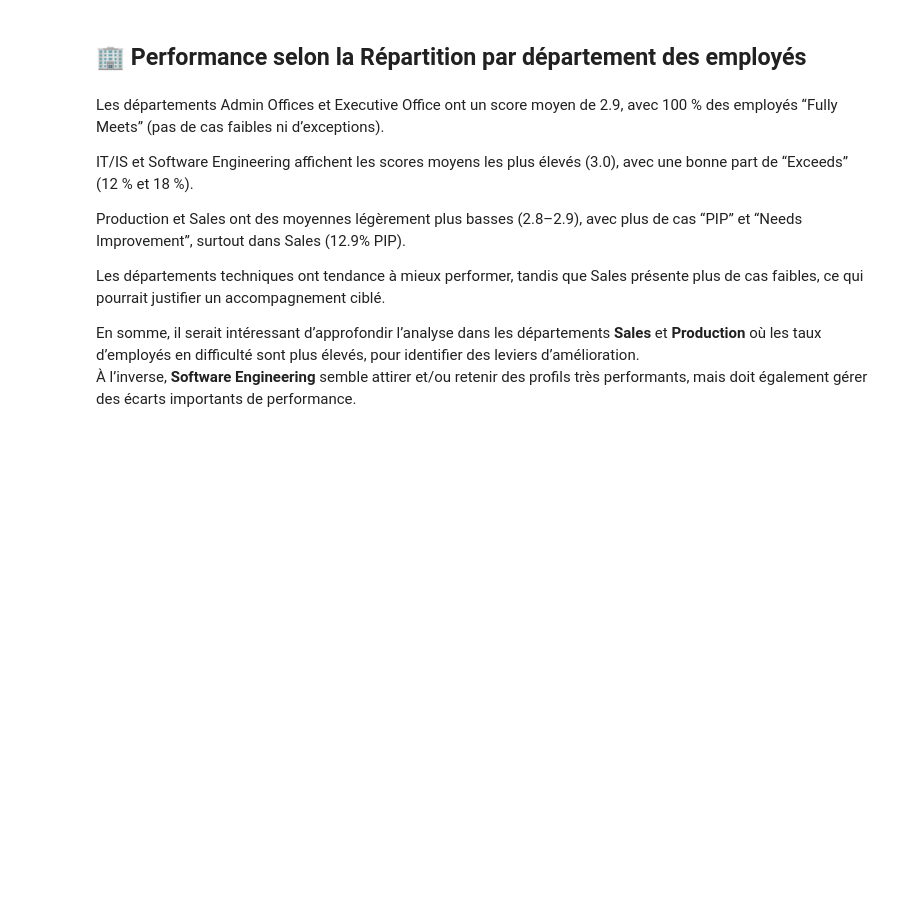
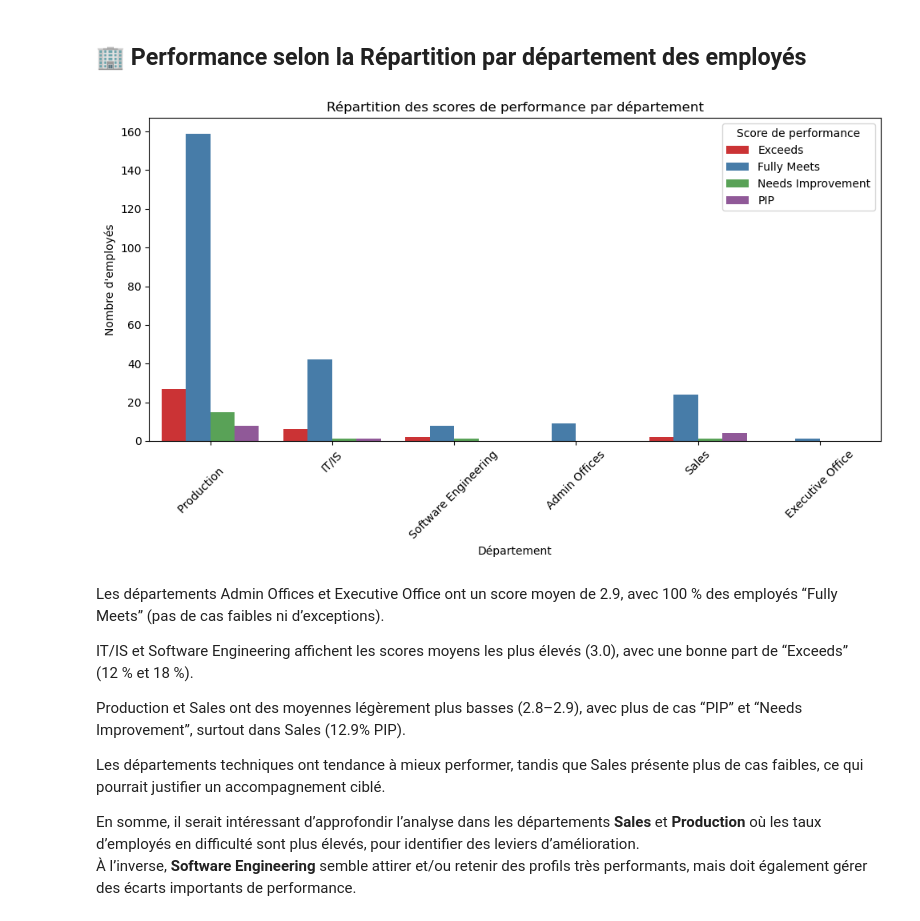
Before and after one commit to GeraudTozo/DATA-ANALYST-PROJECT, a Jupyter notebook: P2/notebook_projet_2.ipynb, the cells around one changed output. Drawn from its saved outputs; the diff is of its cells as text; code cells hidden in the pictures; blank space fills up the shorter version.

```diff
--- a/P2/notebook_projet_2.ipynb
+++ b/P2/notebook_projet_2.ipynb
@@ -294,31 +317,18 @@ Il pourrait être intéressant d’approfondir avec une analyse croisée par dé
 # %% [markdown]
 ## 🏢 Performance selon la Répartition par département des employés
 # %%
-# Analyse pour la variable Department
-
-# 1. Moyenne des scores de performance par département
-dept_perf = HR.groupby('Department')['PerfScoreID'].mean().round(2).reset_index()
-
-plt.figure(figsize=(10, 5))
-sns.barplot(data=dept_perf, x='Department', y='PerfScoreID', palette='coolwarm')
-plt.title("Score moyen de performance par département")
-plt.ylabel("Score moyen (1=PIP, 4=Exceeds)")
-plt.xlabel("Département")
-plt.xticks(rotation=45)
-plt.ylim(0, 4.5)
-plt.tight_layout()
-plt.show()
-
-# 2. Répartition détaillée des scores par département
+# Répartition détaillée des scores par département
 plt.figure(figsize=(10, 6))
-sns.countplot(data=HR, x='Department', hue='PerformanceScore', palette='Set2')
+sns.countplot(data=HR, x='Department', hue='PerformanceScore', palette='Set1')
 plt.title("Répartition des scores de performance par département")
 plt.xlabel("Département")
 plt.ylabel("Nombre d'employés")
 plt.xticks(rotation=45)
 plt.legend(title="Score de performance")
 plt.tight_layout()
 plt.show()
+# %% [output]
+[figure, added]
 # %% [markdown]
 Les départements Admin Offices et Executive Office ont un score moyen de 2.9, avec 100 % des employés “Fully Meets” (pas de cas faibles ni d’exceptions).
 
```
Also changed, not shown: parts of 28 cells of this notebook, 1 other file.
